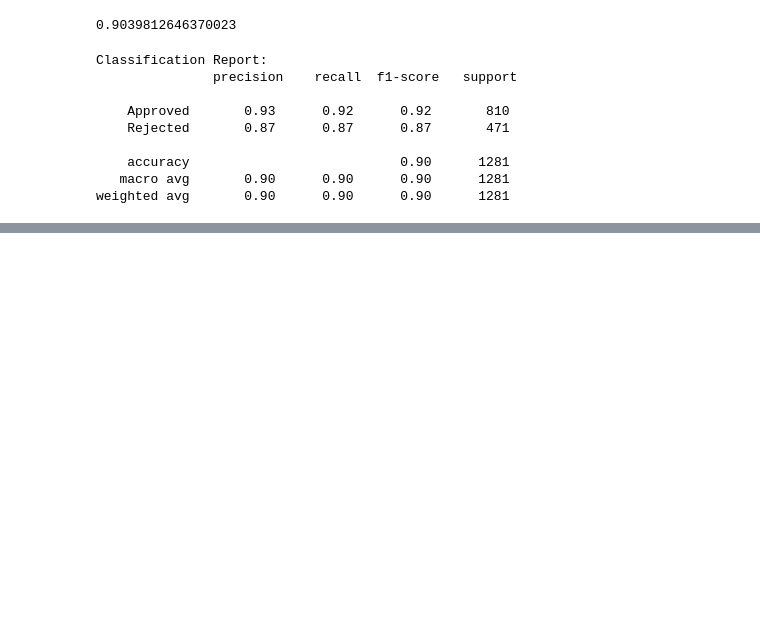
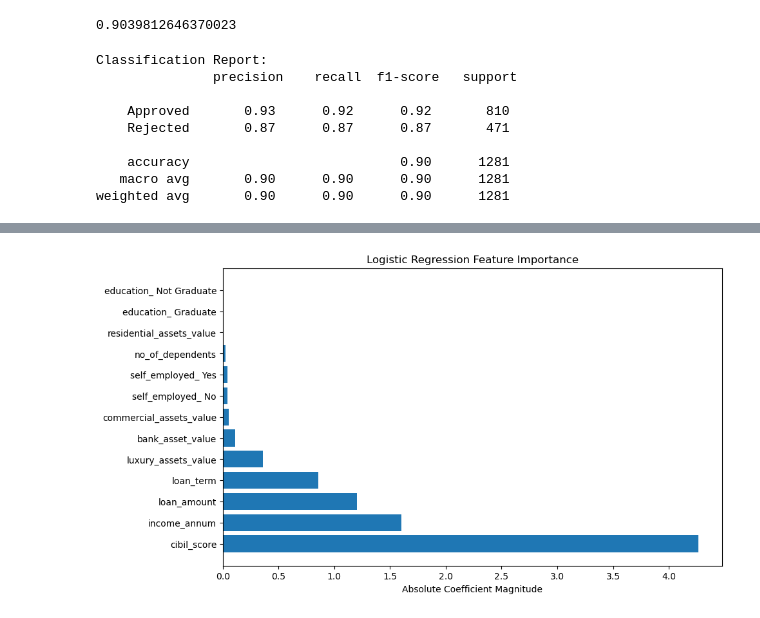
Before and after one commit to andrewdhawthorne/Loan-Approval-Prediction-Model, a Jupyter notebook: logistic_regression_model.ipynb, the cells around one changed output, grey strips where cells are left out. Cells and saved outputs as stored; diff of their text form; code cells hidden in the pictures; blank space fills up the shorter version.

Commit message:
renaming/saving new figures

```diff
--- a/logistic_regression_model.ipynb
+++ b/logistic_regression_model.ipynb
@@ -127,3 +128,17 @@ Classification Report:
     accuracy                           0.90      1281
    macro avg       0.90      0.90      0.90      1281
 weighted avg       0.90      0.90      0.90      1281
+# %%
+# Access the coefficients and feature names
+coefficients = model.coef_[0]
+feature_names = X.columns
+
+# Create a DataFrame to store feature names and their corresponding coefficients
+feature_importance = pd.DataFrame({'Feature': feature_names, 'Coefficient': coefficients})
+
+# Sort the DataFrame by the absolute value of coefficients to see the most important features
+feature_importance['Abs_Coefficient'] = abs(feature_importance['Coefficient'])
+sorted_feature_importance = feature_importance.sort_values(by='Abs_Coefficient', ascending=False)
+
+# Print the sorted feature importance
+print(sorted_feature_importance)
@@ -129,0 +160,14 @@ weighted avg       0.90      0.90      0.90      1281
+# %%
+# Set the figure size
+plt.figure(figsize=(10, 6))
+
+# Plot the feature importance (sorted by absolute coefficient magnitude)
+plt.barh(sorted_feature_importance['Feature'], sorted_feature_importance['Abs_Coefficient'])
+plt.xlabel('Absolute Coefficient Magnitude')
+plt.title('Logistic Regression Feature Importance')
+
+# Save an image of the chart and print it to the screen
+plt.savefig("Figures/lr_feature_importance.png", bbox_inches="tight")
+plt.show()
+# %% [output]
+[figure, added]
```
Also changed, not shown: parts of 2 cells of this notebook, 5 other files.
